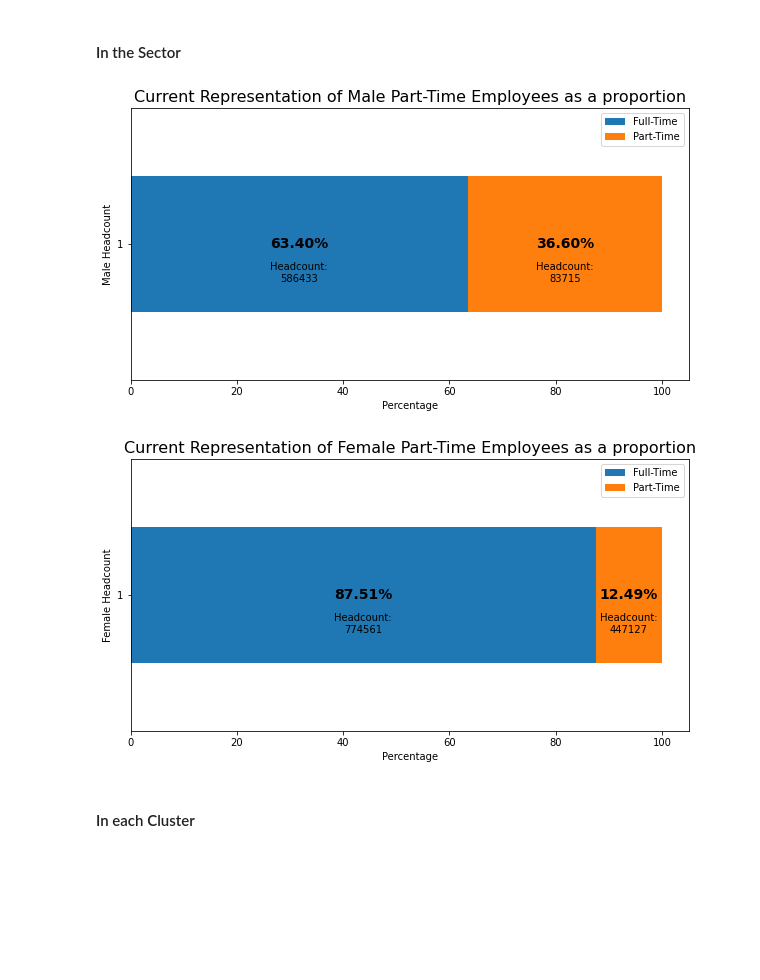
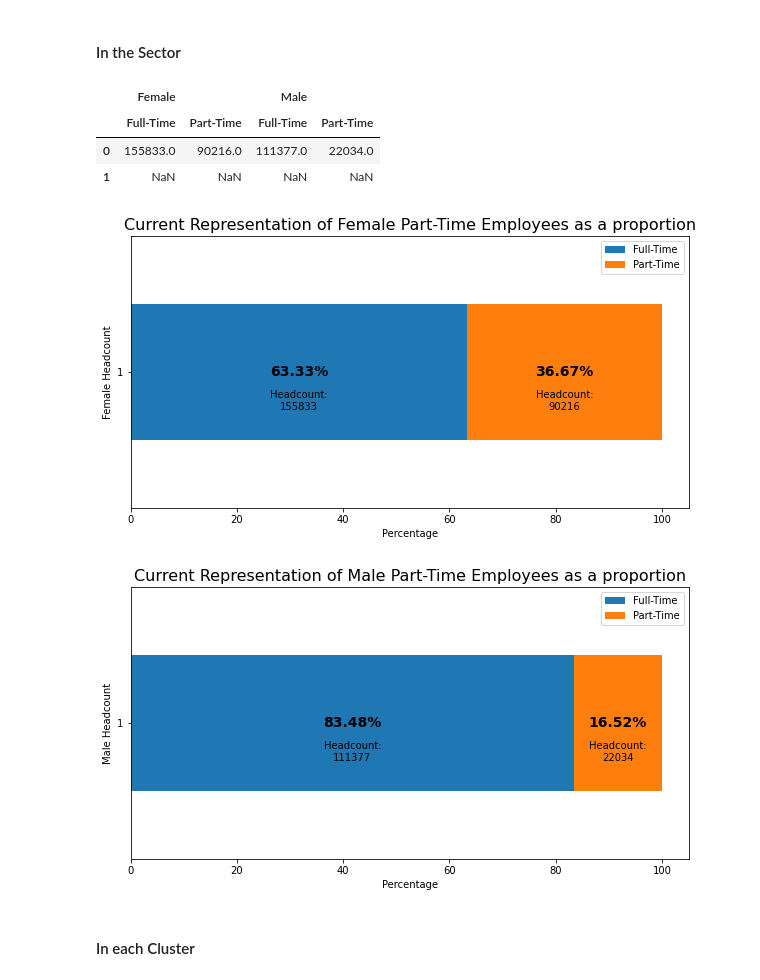
Before and after one commit to reubenbf/virtual-intern-trial, a Jupyter notebook: NSW-Government/NSW_Gov_Data_Analysis.ipynb, the cells around one changed output. Drawn from its saved outputs; the diff is of its cells as text; code cells hidden in the pictures; blank space fills up the shorter version.

```diff
--- a/NSW-Government/NSW_Gov_Data_Analysis.ipynb
+++ b/NSW-Government/NSW_Gov_Data_Analysis.ipynb
@@ -129,14 +126,12 @@ wf_curr_pt = wf_curr.xs('Part-Time', level=1, axis=1).sum(axis=1).sort_values(as
 # %%
-n = len(wf_curr_pt[:2])+1
-c = random.choices(all_colors, k=n)
-
-ax = wf_curr_pt[:2].plot(kind='bar', figsize=(5,5), rot=90, color=c)
-ax.set_ylabel("Part-Time Headcount")
-ax.set_title("Current Representation of Part-Time Employees in Health and Education Cluster", fontdict={'size':16})
-ax.set_ylim(0, 60000)
-
+c = ["#006D2C","#74C476"]
+ax = wf_curr.iloc[:,2:].plot.bar(stacked=True, color=c, alpha=0.7, figsize=(15,8))
+ax.set_ylabel("Percentage", fontdict={'size':12})
+ax.set_xlabel("Cluster",fontdict={'size':12})
+ax.set_title("Part-Time Employees as a proportion", fontdict={'size':20}, pad=10)
 for p in ax.patches:
-    width, height = p.get_width(), p.get_height()
-    x, y = p.get_xy()
-    ax.annotate('{}'.format(int(height)), (x + 0.15, y + height + 1000))
+  width, height = p.get_width(), p.get_height()
+  x, y = p.get_xy()
+  ax.annotate('{:.2f}%'.format(height), (x + 0.25, y + height/2),ha="center", va="center")
+ax.legend(bbox_to_anchor=(1, 1))
 # %% [output]
@@ -144,13 +139,0 @@ for p in ax.patches:
-# %%
-n = len(wf_curr_pt[2:])+1
-c = random.choices(all_colors, k=n)
-
-ax = wf_curr_pt[2:].plot(kind='bar', figsize=(10,10), rot=90, color=c)
-ax.set_ylabel("Part-Time Headcount")
-ax.set_title("Current Representation of Part-Time Employees in remaining Clusters", fontdict={'size':16})
-ax.set_ylim(0,5500)
-
-for p in ax.patches:
-    width, height = p.get_width(), p.get_height()
-    x, y = p.get_xy()
-    ax.annotate('{}'.format(int(height)), (x + 0.1, y + height + 50))
@@ -202,30 +183,38 @@ Text(0.5, 1.0, 'Changes over the years for Part-Time Employees for each Cluster'
 # %% [markdown]
 #### In the Sector
 # %%
-wf_prop_sec = wf_data.loc[92].groupby(level=[2,1]).sum().to_frame().T[['Male','Female']].reset_index(drop=True)
+wf_prop_sec = wf_data.loc[92,2018].groupby(level=[1,0]).sum().to_frame().T.reset_index(drop=True)
 temp = []
-for col in wf_prop_sec.columns.levels[0][-2:]:
+for col in wf_prop_sec.columns.levels[0]:
   temp.append(wf_prop_sec[col].apply(lambda r: r/r.sum()*100, axis=1).values.flatten().tolist())
 
 wf_prop_sec.loc[1]= sum(temp,[])
+
+for col in wf_prop_sec.columns.levels[0]:
+  wf_prop_sec.loc[1,col] = wf_prop_sec[col].apply(lambda r: r/r.sum()*100, axis=1).squeeze()
+# %% [output]
+|  | Female |  | Male |  |
+|  | Full-Time | Part-Time | Full-Time | Part-Time |
+| 0 | 155833.0 | 90216.0 | 111377.0 | 22034.0 |
+| 1 | NaN | NaN | NaN | NaN |
 # %%
 ax = [None]*2
 
-for i, gen in enumerate(['Male','Female']):
+for i, gen in enumerate(wf_prop_sec.columns.levels[0]):
   ax[i] = wf_prop_sec.loc[[1],gen].plot.barh(stacked=True, figsize=(10,5))
   ax[i].set_title("Current Representation of {} Part-Time Employees as a proportion".format(gen), fontdict={'size':16})
   ax[i].set_ylabel("{} Headcount".format(gen))
   ax[i].set_xlabel("Percentage")
   for j, p in enumerate(ax[i].patches):
     width, height = p.get_width(), p.get_height()
     x, y = p.get_xy()
     ax[i].annotate('{:.2f}%'.format(width), (x + width/2, y + height/2), ha="center", va="center",fontsize=14, fontweight='bold')
     ax[i].annotate('Headcount:\n{}'.format(int(wf_prop_sec.loc[[0],gen].iloc[:,j].values)), (x + width/2, y + height/3.5), ha="center", va="center")
 
 # fontsize=14, fontweight='bold'
 # %% [output]
-[figure, old version]
+[figure, new version]
-[figure, old version]
+[figure, new version]
 # %% [markdown]
 #### In each Cluster
 # %%
```
Also changed, not shown: parts of 14 cells of this notebook.
